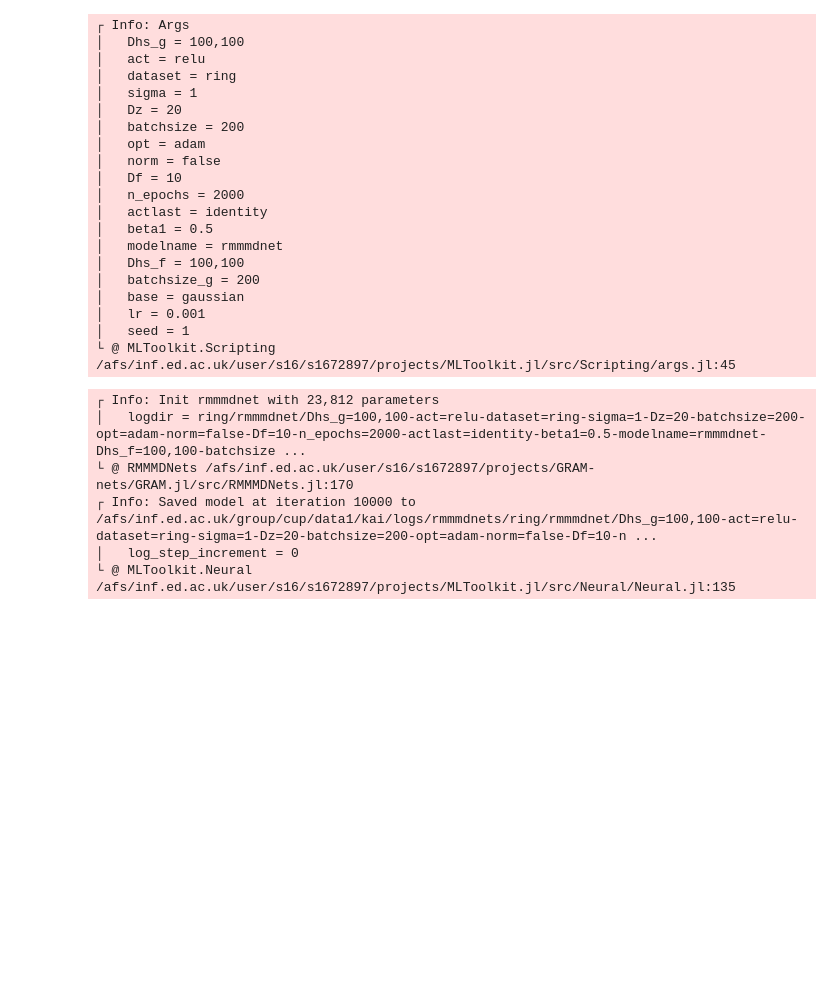
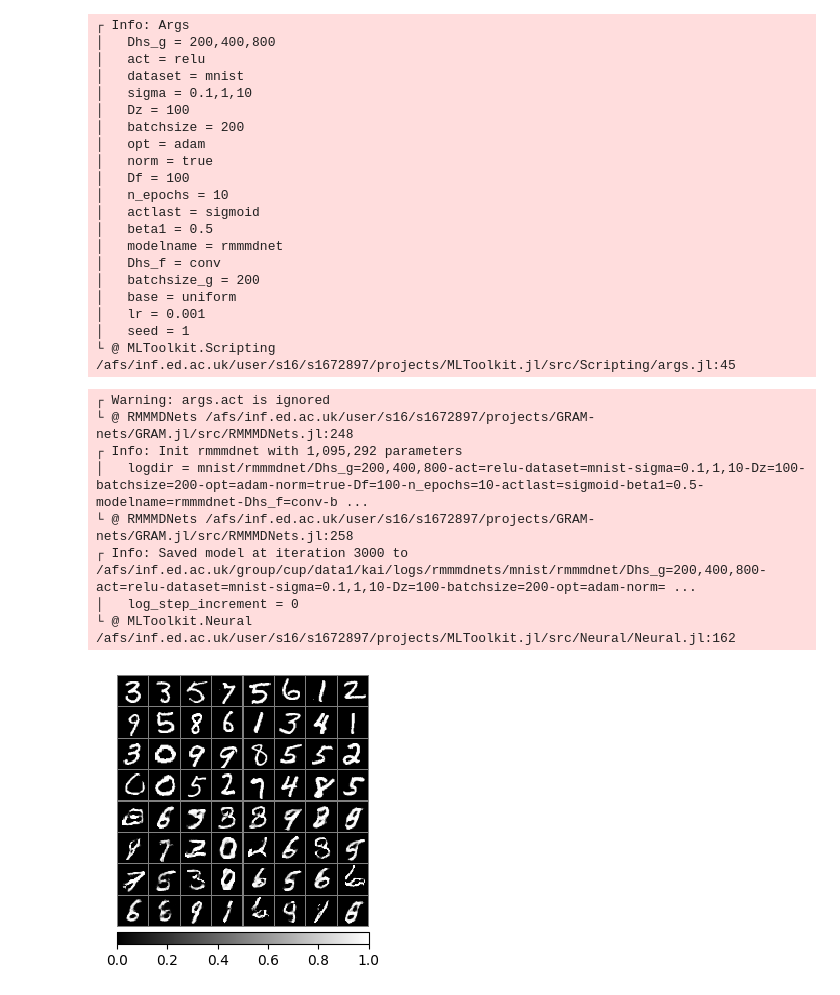
Before and after one commit to xukai92/GRAM.jl, a Jupyter notebook: examples/demo.ipynb, the cells around one changed output. Saved outputs shown, nothing was run; the diff lists cells and outputs as text; code cells hidden in the pictures; blank space fills up the shorter version.

```diff
--- a/examples/demo.ipynb
+++ b/examples/demo.ipynb
@@ -41,8 +17,9 @@ hyperpath = "$grampath/examples/Hyper.toml"
 
 dataset = begin
 #     "gaussian"
-    "ring"
-#     "mnist"
+#     "ring"
+    "mnist"
+#     "cifar10"
 end
 
 modelname = begin
@@ -52,38 +29,52 @@ modelname = begin
 end
 
 argdict = parse_toml(hyperpath, dataset, modelname)
-args = process_argdict(argdict)
+args = process_argdict(
+    argdict;
+#     override=(seed=1, Dhs_g="conv"),
+#     suffix="noclip-with_regularizer"
+)
 
 ;
 # %% [output]
 ┌ Info: Args
-│   Dhs_g = 100,100
+│   Dhs_g = 200,400,800
 │   act = relu
-│   dataset = ring
-│   sigma = 1
-│   Dz = 20
+│   dataset = mnist
+│   sigma = 0.1,1,10
+│   Dz = 100
 │   batchsize = 200
 │   opt = adam
-│   norm = false
-│   Df = 10
-│   n_epochs = 2000
-│   actlast = identity
+│   norm = true
+│   Df = 100
+│   n_epochs = 10
+│   actlast = sigmoid
 │   beta1 = 0.5
 │   modelname = rmmmdnet
-│   Dhs_f = 100,100
+│   Dhs_f = conv
 │   batchsize_g = 200
-│   base = gaussian
+│   base = uniform
 │   lr = 0.001
 │   seed = 1
 └ @ MLToolkit.Scripting /afs/inf.ed.ac.uk/user/s16/s1672897/projects/MLToolkit.jl/src/Scripting/args.jl:45
 # %%
-dataloader, model, modelpath = run_exp(args)
+dataloader, model, modelpath = run_exp(
+    args;
+#     initonly=true,
+#     model=model,
+)
 
 ;
 # %% [output]
-┌ Info: Init rmmmdnet with 23,812 parameters
-│   logdir = ring/rmmmdnet/Dhs_g=100,100-act=relu-dataset=ring-sigma=1-Dz=20-batchsize=200-opt=adam-norm=false-Df=10-n_epochs=2000-actlast=identity-beta1=0.5-modelname=rmmmdnet-Dhs_f=100,100-batchsize ...
-└ @ RMMMDNets /afs/inf.ed.ac.uk/user/s16/s1672897/projects/GRAM-nets/GRAM.jl/src/RMMMDNets.jl:170
-┌ Info: Saved model at iteration 10000 to /afs/inf.ed.ac.uk/group/cup/data1/kai/logs/rmmmdnets/ring/rmmmdnet/Dhs_g=100,100-act=relu-dataset=ring-sigma=1-Dz=20-batchsize=200-opt=adam-norm=false-Df=10-n ...
+┌ Warning: args.act is ignored
+└ @ RMMMDNets /afs/inf.ed.ac.uk/user/s16/s1672897/projects/GRAM-nets/GRAM.jl/src/RMMMDNets.jl:248
+┌ Info: Init rmmmdnet with 1,095,292 parameters
+│   logdir = mnist/rmmmdnet/Dhs_g=200,400,800-act=relu-dataset=mnist-sigma=0.1,1,10-Dz=100-batchsize=200-opt=adam-norm=true-Df=100-n_epochs=10-actlast=sigmoid-beta1=0.5-modelname=rmmmdnet-Dhs_f=conv-b ...
+└ @ RMMMDNets /afs/inf.ed.ac.uk/user/s16/s1672897/projects/GRAM-nets/GRAM.jl/src/RMMMDNets.jl:258
+┌ Info: Saved model at iteration 3000 to /afs/inf.ed.ac.uk/group/cup/data1/kai/logs/rmmmdnets/mnist/rmmmdnet/Dhs_g=200,400,800-act=relu-dataset=mnist-sigma=0.1,1,10-Dz=100-batchsize=200-opt=adam-norm= ...
 │   log_step_increment = 0
-└ @ MLToolkit.Neural /afs/inf.ed.ac.uk/user/s16/s1672897/projects/MLToolkit.jl/src/Neural/Neural.jl:135
+└ @ MLToolkit.Neural /afs/inf.ed.ac.uk/user/s16/s1672897/projects/MLToolkit.jl/src/Neural/Neural.jl:162
+# %%
+evaluate(model, dataloader).gen
+# %% [output]
+[figure, added]
```
Also changed, not shown: parts of 2 cells of this notebook, 5 other files.
